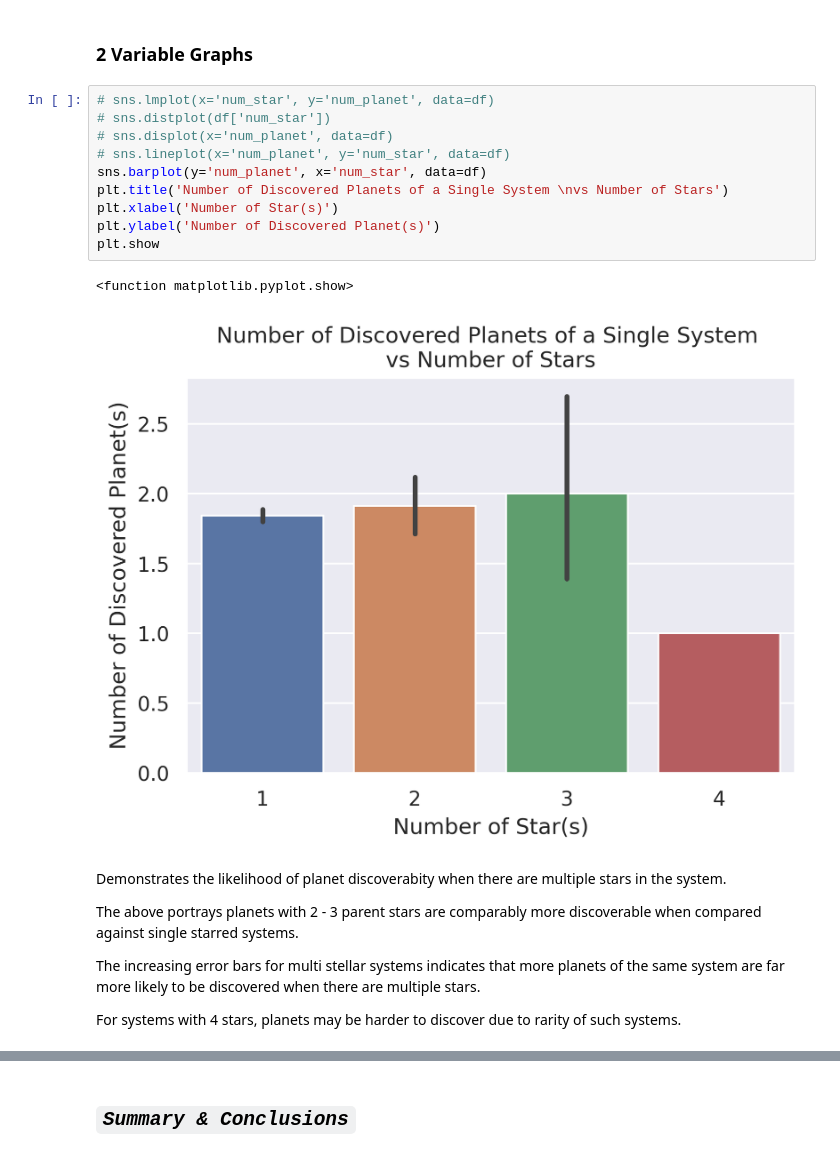
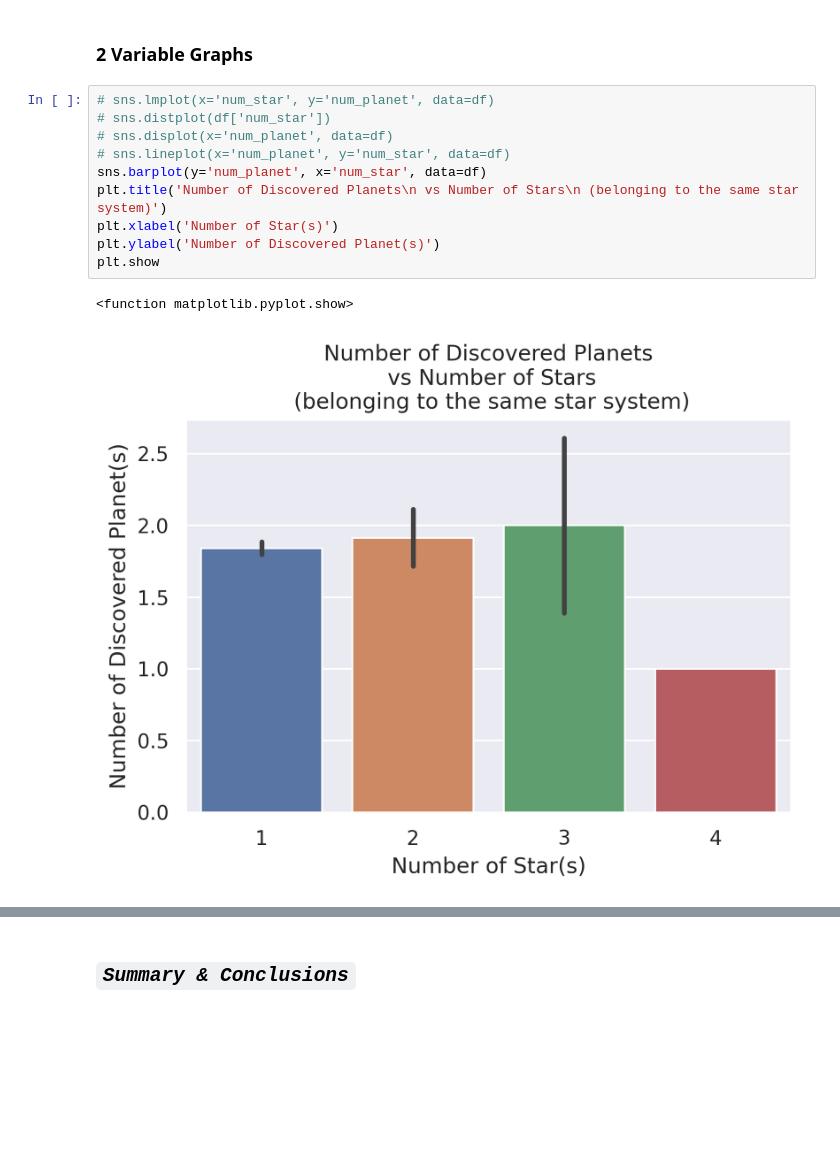
Before and after one commit to RafDingo/Maths40, a Jupyter notebook: Maths40.ipynb, the cells around one changed output, grey strips where cells are left out. Drawn from its saved outputs; the diff is of its cells as text; blank space fills up the shorter version.

```diff
--- a/Maths40.ipynb
+++ b/Maths40.ipynb
@@ -539,21 +540,13 @@ for column in df.columns:
 # %%
 # sns.lmplot(x='num_star', y='num_planet', data=df)
 # sns.distplot(df['num_star'])
 # sns.displot(x='num_planet', data=df)
 # sns.lineplot(x='num_planet', y='num_star', data=df)
 sns.barplot(y='num_planet', x='num_star', data=df)
-plt.title('Number of Discovered Planets of a Single System \nvs Number of Stars')
+plt.title('Number of Discovered Planets\n vs Number of Stars\n (belonging to the same star system)')
 plt.xlabel('Number of Star(s)')
 plt.ylabel('Number of Discovered Planet(s)')
 plt.show
 # %% [output]
 <function matplotlib.pyplot.show>
-[figure, old version]
+[figure, new version]
-# %% [markdown]
-Demonstrates the likelihood of planet discoverabity when there are multiple stars in the system.
-
-The above portrays planets with 2 - 3 parent stars are comparably more discoverable when compared against single starred systems.
-
-The increasing error bars for multi stellar systems indicates that more planets of the same system are far more likely to be discovered when there are multiple stars.
-
-For systems with 4 stars, planets may be harder to discover due to rarity of such systems.
```
Also changed, not shown: parts of 3 cells of this notebook.
